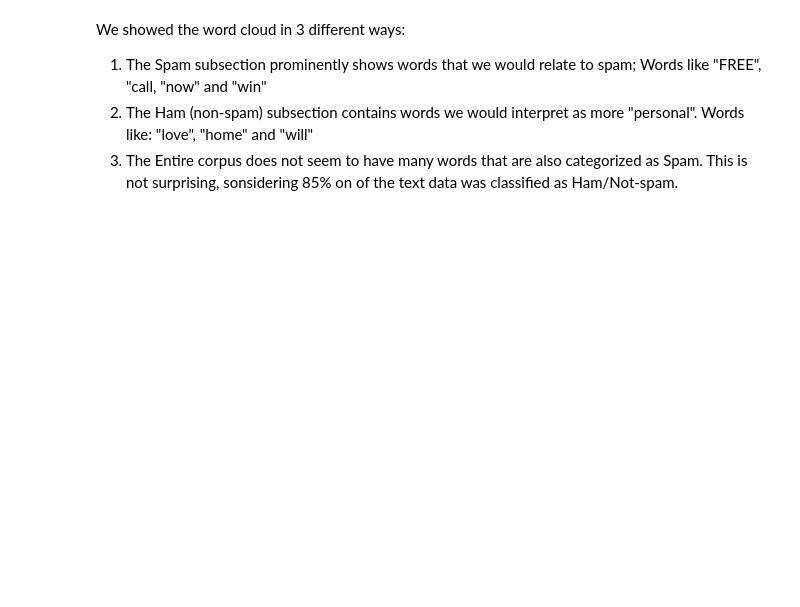
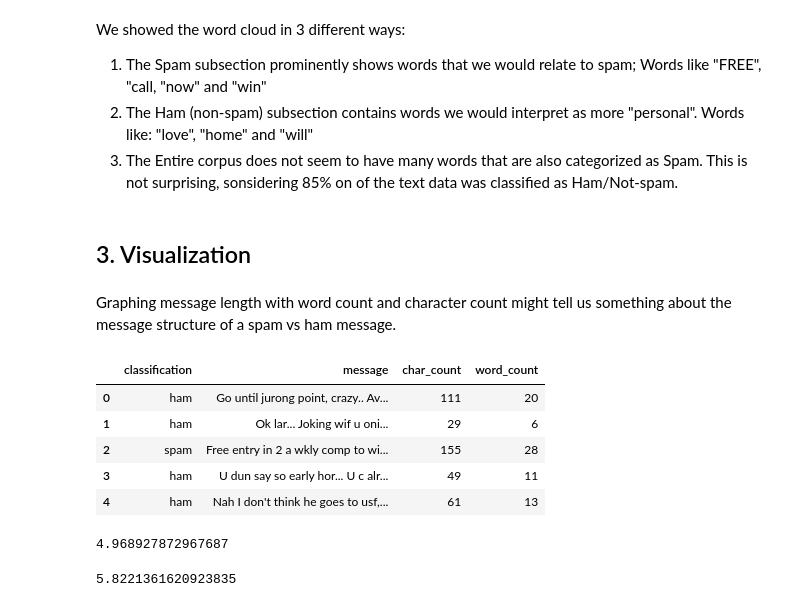
Before and after one commit to ML-Project8/SpamVsHamDataAnalysis, a Jupyter notebook: Lab2-SpamVsHam.ipynb, the cells around one changed output. Saved outputs shown, nothing was run; the diff lists cells and outputs as text; code cells hidden in the pictures; blank space fills up the shorter version.

```diff
--- a/Lab2-SpamVsHam.ipynb
+++ b/Lab2-SpamVsHam.ipynb
@@ -135,3 +136,5 @@ We showed the word cloud in 3 different ways:
 1. The Spam subsection prominently shows words that we would relate to spam; Words like "FREE", "call, "now" and "win"
 2. The Ham (non-spam) subsection contains words we would interpret as more "personal". Words like: "love", "home" and "will"
 3. The Entire corpus does not seem to have many words that are also categorized as Spam. This is not surprising, sonsidering 85% on of the text data was classified as Ham/Not-spam.
+# %% [markdown]
+## 3. Visualization
@@ -137,0 +147,19 @@ We showed the word cloud in 3 different ways:
+# %% [markdown]
+Graphing message length with word count and character count might tell us something about the message structure of a spam vs ham message.
+# %%
+df_vp.head()
+# %% [output]
+|  | classification | message | char_count | word_count |
+| 0 | ham | Go until jurong point, crazy.. Av... | 111 | 20 |
+| 1 | ham | Ok lar... Joking wif u oni... | 29 | 6 |
+| 2 | spam | Free entry in 2 a wkly comp to wi... | 155 | 28 |
+| 3 | ham | U dun say so early hor... U c alr... | 49 | 11 |
+| 4 | ham | Nah I don't think he goes to usf,... | 61 | 13 |
+# %%
+df_vp[df_vp['classification'] == "ham"]['char_count'].mean()/df_vp[df_vp['classification'] == "ham"]['word_count'].mean()
+# %% [output]
+4.968927872967687
+# %%
+df_vp[df_vp['classification'] == "spam"]['char_count'].mean()/df_vp[df_vp['classification'] == "spam"]['word_count'].mean()
+# %% [output]
+5.8221361620923835
```
Also changed, not shown: parts of 12 cells of this notebook, 4 other files.
